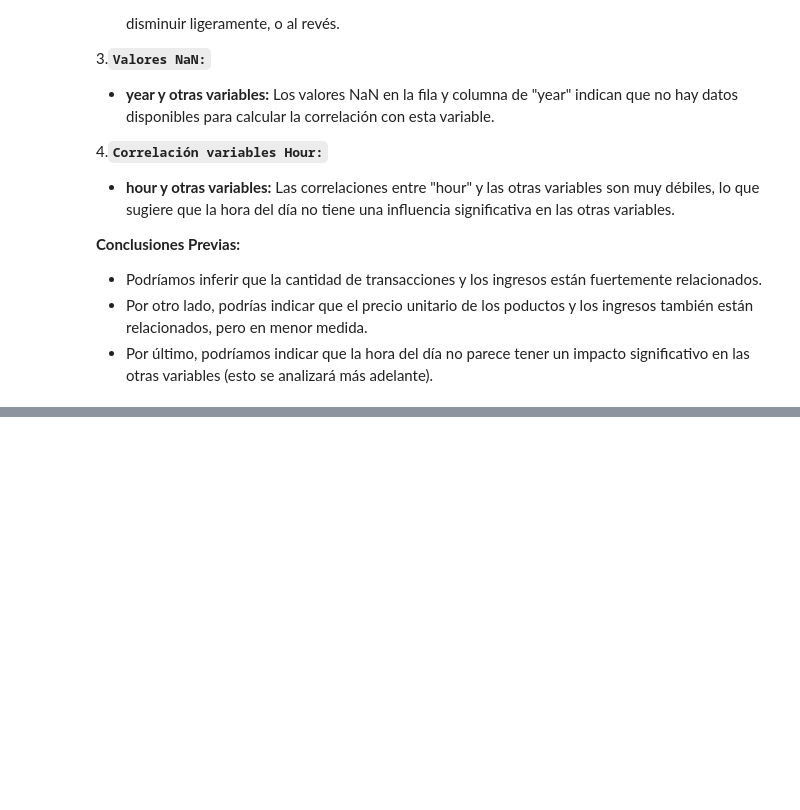
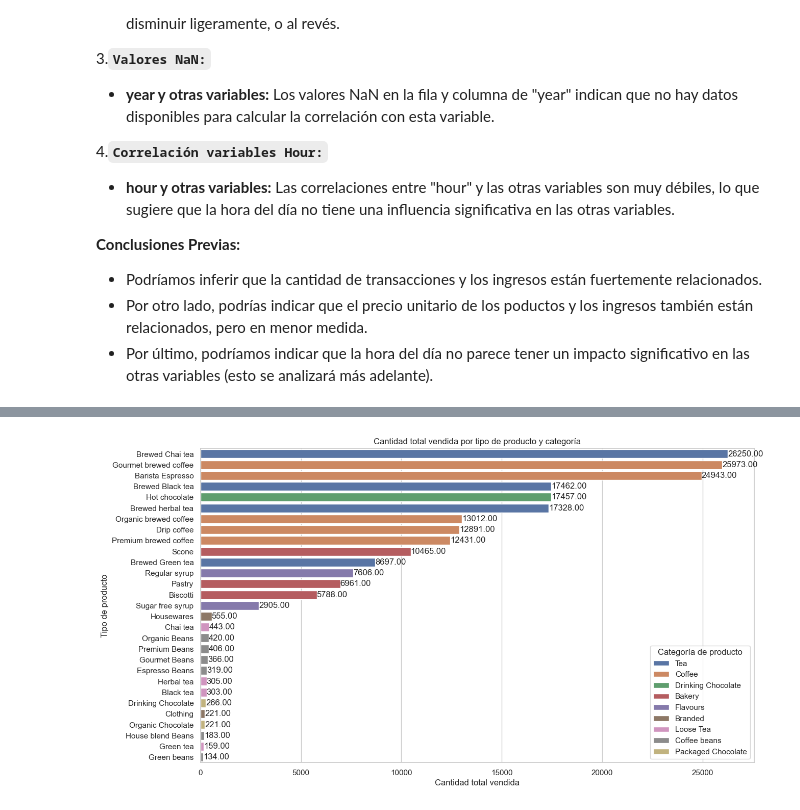
Before and after one commit to Erick0407/proyecto_final_py, a Jupyter notebook: Notebooks/03_Analisis_visualizaciones.ipynb, the cells around one changed output, grey strips where cells are left out. Cells and saved outputs as stored; diff of their text form; code cells hidden in the pictures; blank space fills up the shorter version.

Commit message:
Análisis multivariado y visualizaciones

```diff
--- a/Notebooks/03_Analisis_visualizaciones.ipynb
+++ b/Notebooks/03_Analisis_visualizaciones.ipynb
@@ -463,0 +478,11 @@ df.corr(numeric_only=True, method='spearman').style.background_gradient(cmap='se
+# %%
+# Acá respodemos la primera interrogante:
+
+# Calculo de cantidad total vendida (se agrupa product_category y product_type para analizar los datos por producto)
+product_sales = df.groupby(["product_category", "product_type"]).agg(total_qty = ("transaction_qty", "sum"))
+
+# Ordenamos los datos de mayor a menor para el gráfico
+product_sales = product_sales.sort_values(by=["total_qty"], ascending=False).reset_index()
+
+# Mostramos las primeras filas
+product_sales.head()
@@ -463,0 +496,19 @@ df.corr(numeric_only=True, method='spearman').style.background_gradient(cmap='se
+# %%
+# Configuración de parámetros del gráfico
+sns.set(style="whitegrid")
+
+# Creación del gráfico de cantidad total vendida por categoría de producto
+plt.figure(figsize=(14, 8))
+ax = sns.barplot(data=product_sales, x='total_qty', y='product_type', hue='product_category', dodge=False)
+
+# Añadir etiquetas de datos a cada barra
+for container in ax.containers:
+    ax.bar_label(container, fmt='%.2f')  # fmt='%.2f' formatea las etiquetas con dos decimales
+
+plt.title('Cantidad total vendida por tipo de producto y categoría')
+plt.xlabel('Cantidad total vendida')
+plt.ylabel('Tipo de producto')
+plt.legend(title='Categoría de producto')
+plt.show()
+# %% [output]
+[figure, added]
```
Also changed, not shown: parts of 25 cells of this notebook.
